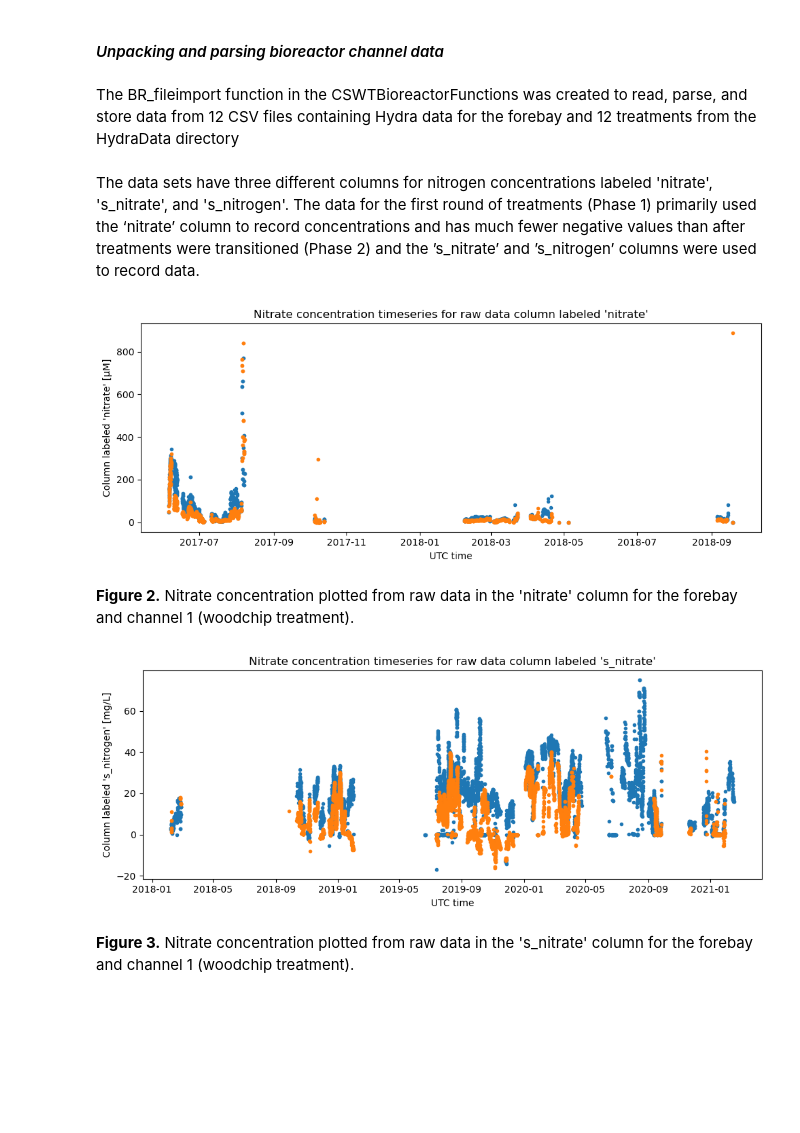
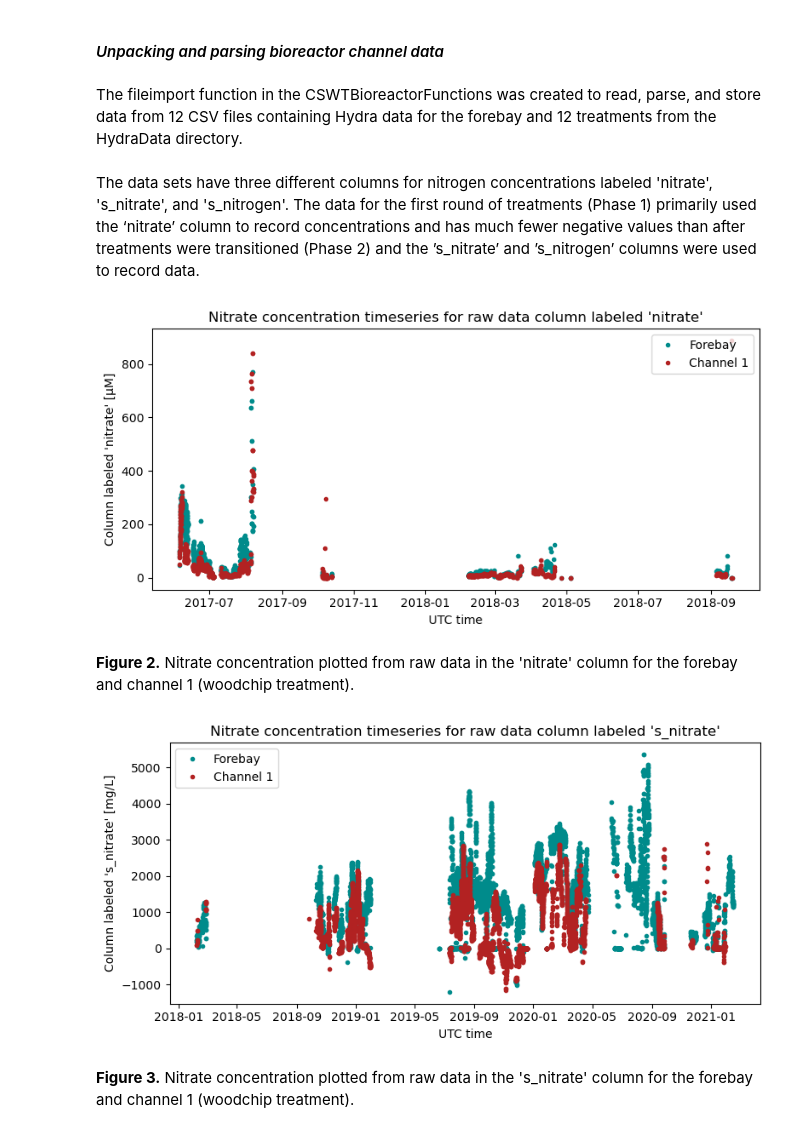
Before and after one commit to kmduncan1/MS263_BioreactorProject, a Jupyter notebook: ProjectNotebook.ipynb, the cells around one changed output. Drawn from its saved outputs; the diff is of its cells as text; code cells hidden in the pictures; blank space fills up the shorter version.

```diff
--- a/ProjectNotebook.ipynb
+++ b/ProjectNotebook.ipynb
@@ -90,7 +94,7 @@ from scipy import linalg
 import seaborn as sns
 import cmocean.cm as cmo
 # %% [markdown]
-The BR_fileimport function in the CSWTBioreactorFunctions was created to read, parse, and store data from 12 CSV files containing Hydra data for the forebay and 12 treatments from the HydraData directory
+The fileimport function in the CSWTBioreactorFunctions was created to read, parse, and store data from 12 CSV files containing Hydra data for the forebay and 12 treatments from the HydraData directory.
 # %%
 #Importing and parsing forebay and channel data from csv files in HydraData directory
 dffb,dfclist,dfc1,dfc2,dfc3,dfc4,dfc5,dfc6,dfc7,dfc8,dfc9,dfc10,dfc11,dfc12 = CBRF.fileimport()
@@ -98,28 +102,30 @@ dffb,dfclist,dfc1,dfc2,dfc3,dfc4,dfc5,dfc6,dfc7,dfc8,dfc9,dfc10,dfc11,dfc12 = CB
 The data sets have three different columns for nitrogen concentrations labeled 'nitrate', 's_nitrate', and 's_nitrogen'. The data for the first round of treatments (Phase 1) primarily used the ‘nitrate’ column to record concentrations and has much fewer negative values than after treatments were transitioned (Phase 2) and the ’s_nitrate’ and ’s_nitrogen’ columns were used to record data.
 # %%
 #Initializing figure to illustrate raw data structure in the 'nitrate' column
-plt.figure(figsize = [10,4])
-plt.plot(dffb['utc_time'], dffb['nitrate'], '.')
-plt.plot(dfc1['utc_time'], dfc1['nitrate'], '.')
+plt.figure(figsize=[8, 4])
+plt.plot(dffb['utc_time'], dffb['nitrate'], '.', color='darkcyan', label='Forebay')
+plt.plot(dfc1['utc_time'], dfc1['nitrate'], '.', color='firebrick', label='Channel 1')
 plt.xlabel('UTC time')
 plt.ylabel("Column labeled 'nitrate' [μM]")
 plt.title("Nitrate concentration timeseries for raw data column labeled 'nitrate'")
+plt.legend(loc=1)
 plt.tight_layout()
 # %% [output]
-[figure, old version]
+[figure, new version]
 # %% [markdown]
 <b>Figure 2.</b> Nitrate concentration plotted from raw data in the 'nitrate' column for the forebay and channel 1 (woodchip treatment).
 # %%
 #Initializing figure to illustrate raw data structure in the 's_nitrate' column
-plt.figure(figsize = [10,4])
-plt.plot(dffb['utc_time'], dffb['s_nitrogen'],'.')
-plt.plot(dfc1['utc_time'], dfc1['s_nitrogen'], '.')
+plt.figure(figsize=[8, 4])
+plt.plot(dffb['utc_time'], dffb['s_nitrate'], '.', color='darkcyan', label='Forebay')
+plt.plot(dfc1['utc_time'], dfc1['s_nitrate'], '.', color='firebrick', label='Channel 1')
 plt.xlabel('UTC time')
-plt.ylabel("Column labeled 's_nitrogen' [mg/L]")
+plt.ylabel("Column labeled 's_nitrate' [mg/L]")
 plt.title("Nitrate concentration timeseries for raw data column labeled 's_nitrate'")
+plt.legend(loc=2)
 plt.tight_layout()
 # %% [output]
-[figure, old version]
+[figure, new version]
 # %% [markdown]
 <b>Figure 3.</b> Nitrate concentration plotted from raw data in the 's_nitrate' column for the forebay and channel 1 (woodchip treatment).
 # %% [markdown]
```
Also changed, not shown: parts of 25 cells of this notebook.
